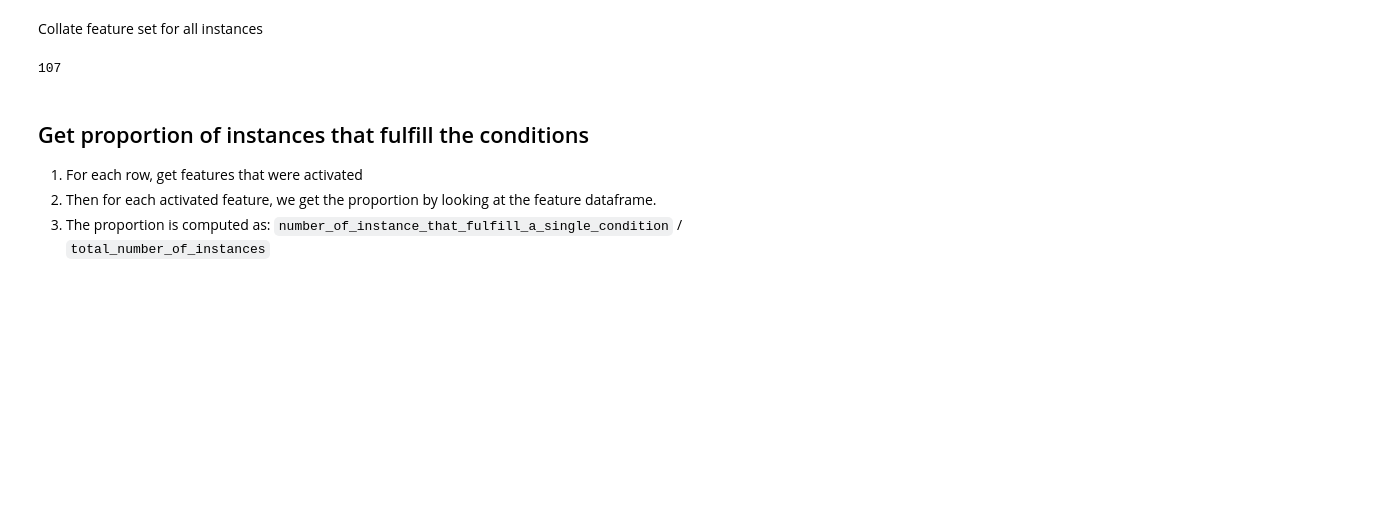
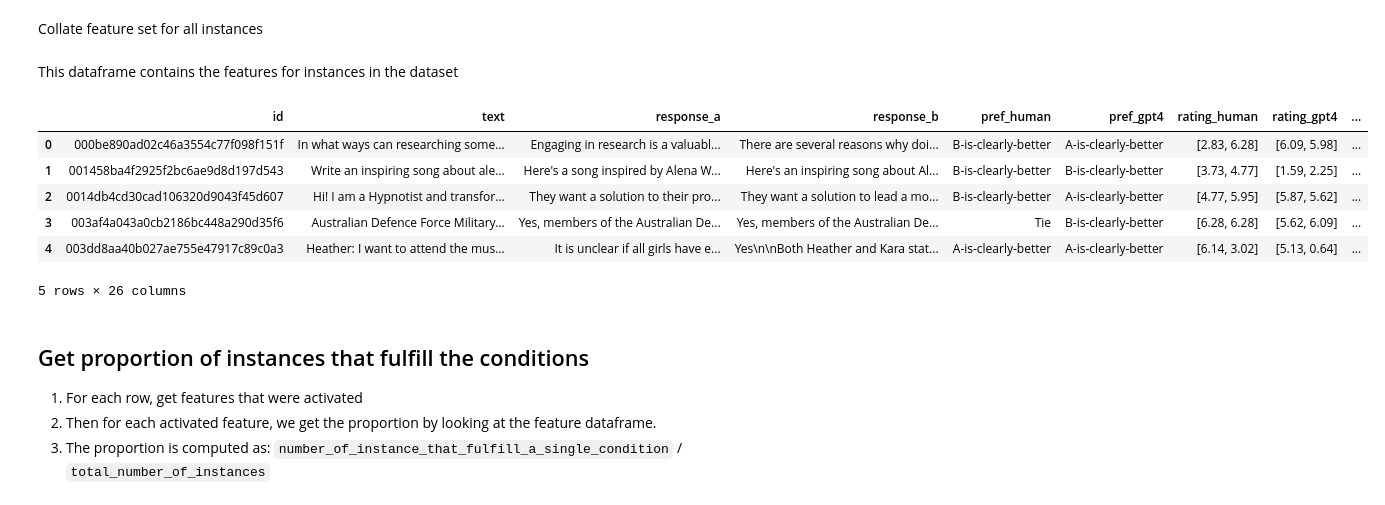
Before and after one commit to allenai/hybrid-preferences, a Jupyter notebook: notebooks/2024-08-30-classifier/2024-08-30-classifier.ipynb, the cells around one changed output. Saved outputs shown, nothing was run; the diff lists cells and outputs as text; code cells hidden in the pictures; blank space fills up the shorter version.

```diff
--- a/notebooks/2024-08-30-classifier/2024-08-30-classifier.ipynb
+++ b/notebooks/2024-08-30-classifier/2024-08-30-classifier.ipynb
@@ -100,9 +96,20 @@ def get_dataset_features(
 # %%
 results_df = pd.read_csv("results.csv").dropna()
 features_df = get_dataset_features()
-print(len(results_df))
+features_df.to_csv("helpsteer2_all_features.csv", index=False)
+# print(len(results_df)), print(len(features_df))
-# %% [output]
-107
+# %% [markdown]
+This dataframe contains the features for instances in the dataset
+# %%
+features_df.head()
+# %% [output]
+|  | id | text | response_a | response_b | pref_human | pref_gpt4 | rating_human | rating_gpt4 | ... |
+| 0 | 000be890ad02c46a3554c77f098f151f | In what ways can researching some... | Engaging in research is a valuabl... | There are several reasons why doi... | B-is-clearly-better | A-is-clearly-better | [2.83, 6.28] | [6.09, 5.98] | ... |
+| 1 | 001458ba4f2925f2bc6ae9d8d197d543 | Write an inspiring song about ale... | Here's a song inspired by Alena W... | Here's an inspiring song about Al... | B-is-clearly-better | B-is-clearly-better | [3.73, 4.77] | [1.59, 2.25] | ... |
+| 2 | 0014db4cd30cad106320d9043f45d607 | Hi! I am a Hypnotist and transfor... | They want a solution to their pro... | They want a solution to lead a mo... | B-is-clearly-better | A-is-clearly-better | [4.77, 5.95] | [5.87, 5.62] | ... |
+| 3 | 003af4a043a0cb2186bc448a290d35f6 | Australian Defence Force Military... | Yes, members of the Australian De... | Yes, members of the Australian De... | Tie | B-is-clearly-better | [6.28, 6.28] | [5.62, 6.09] | ... |
+| 4 | 003dd8aa40b027ae755e47917c89c0a3 | Heather: I want to attend the mus... | It is unclear if all girls have e... | Yes\n\nBoth Heather and Kara stat... | A-is-clearly-better | A-is-clearly-better | [6.14, 3.02] | [5.13, 0.64] | ... |
+5 rows × 26 columns
 # %% [markdown]
 ## Get proportion of instances that fulfill the conditions
 
```
Also changed, not shown: parts of 54 cells of this notebook, 10 other files.
